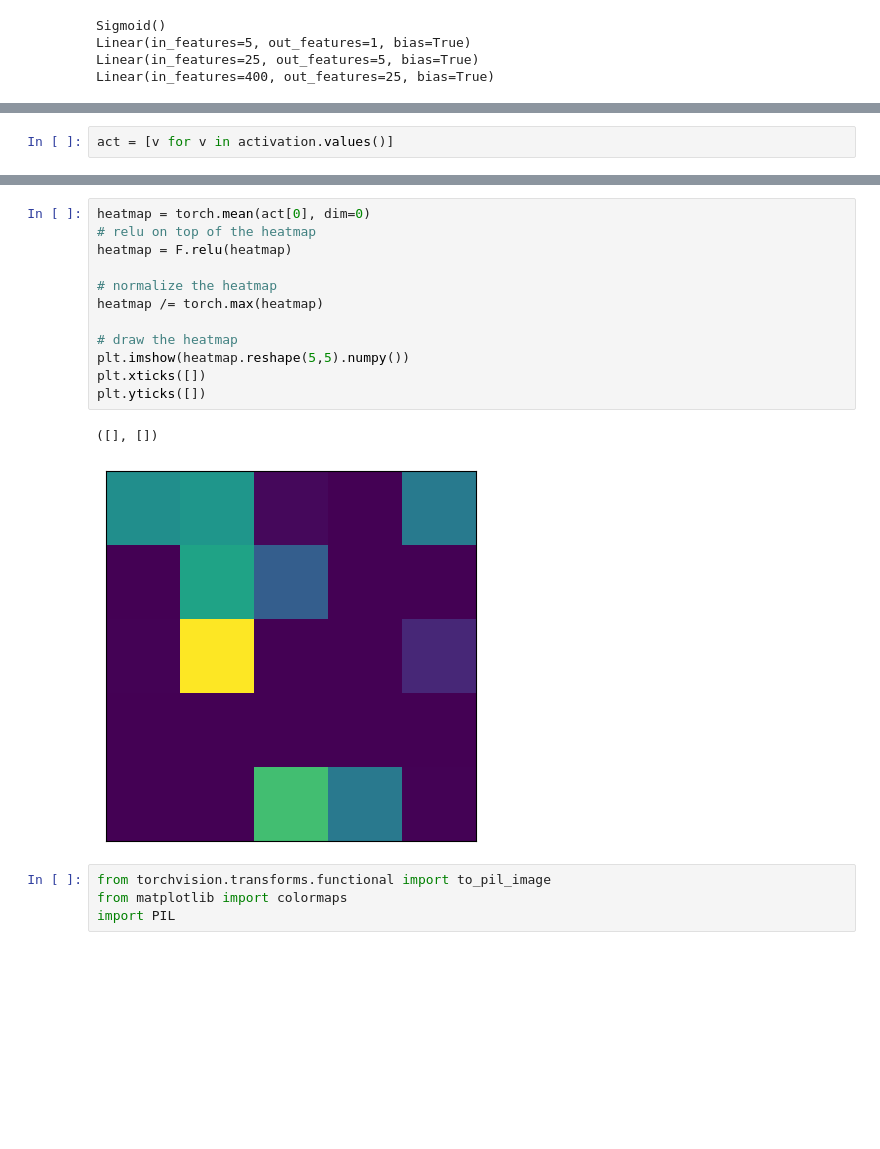
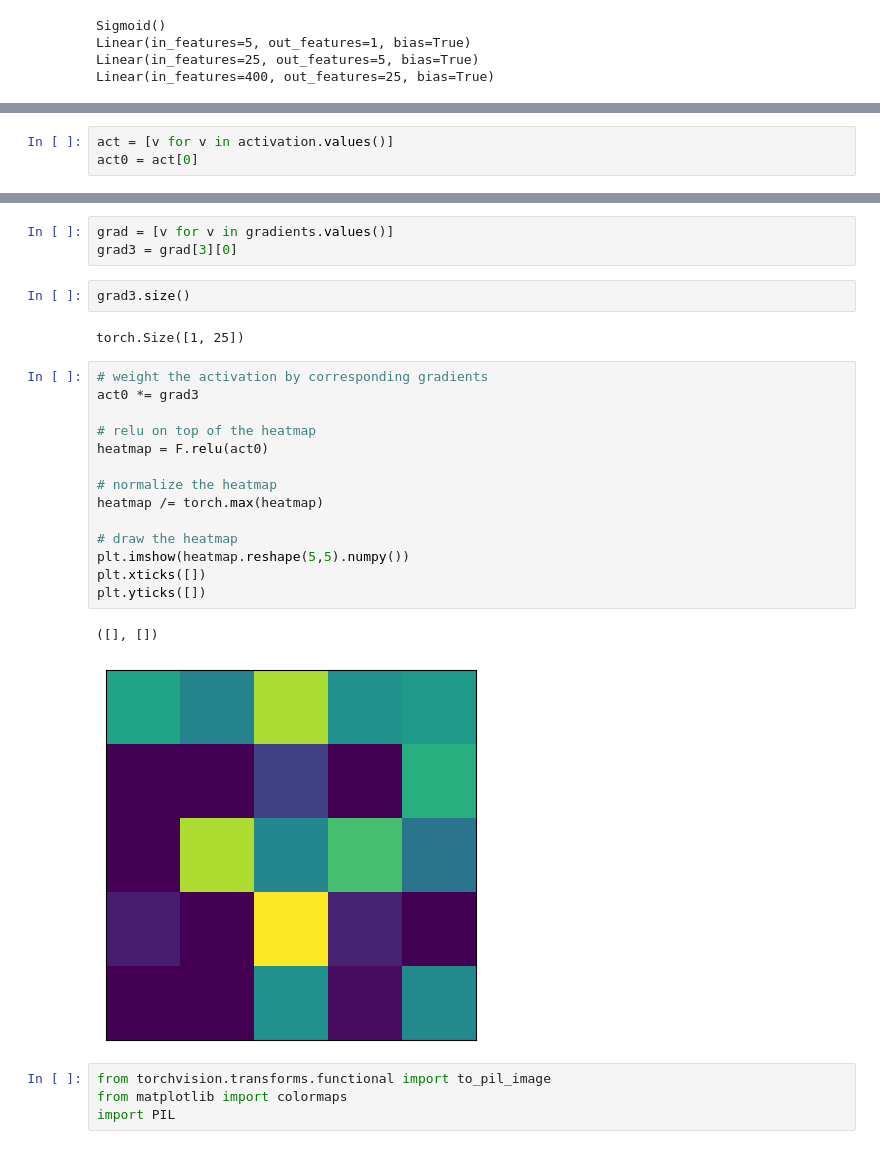
Before and after one commit to mknifiai/ai, a Jupyter notebook: XAI.ipynb, the cells around one changed output, grey strips where cells are left out. Saved outputs shown, nothing was run; the diff lists cells and outputs as text; blank space fills up the shorter version.

```diff
--- a/XAI.ipynb
+++ b/XAI.ipynb
@@ -330,3 +341,4 @@ activation
 # %%
 act = [v for v in activation.values()]
+act0 = act[0]
 # %%
@@ -334,20 +346,29 @@ act[0].shape
 # %% [output]
 torch.Size([1, 25])
+# %%
+grad = [v for v in gradients.values()]
+grad3 = grad[3][0]
+# %%
+grad3.size()
+# %% [output]
+torch.Size([1, 25])
 # %%
-heatmap = torch.mean(act[0], dim=0)
+# weight the activation by corresponding gradients
+act0 *= grad3
+
 # relu on top of the heatmap
-heatmap = F.relu(heatmap)
+heatmap = F.relu(act0)
 
 # normalize the heatmap
 heatmap /= torch.max(heatmap)
 
 # draw the heatmap
 plt.imshow(heatmap.reshape(5,5).numpy())
 plt.xticks([])
 plt.yticks([])
 # %% [output]
 ([], [])
-[figure, old version]
+[figure, new version]
 # %%
 from torchvision.transforms.functional import to_pil_image
 from matplotlib import colormaps
```
Also changed, not shown: parts of 8 cells of this notebook.
